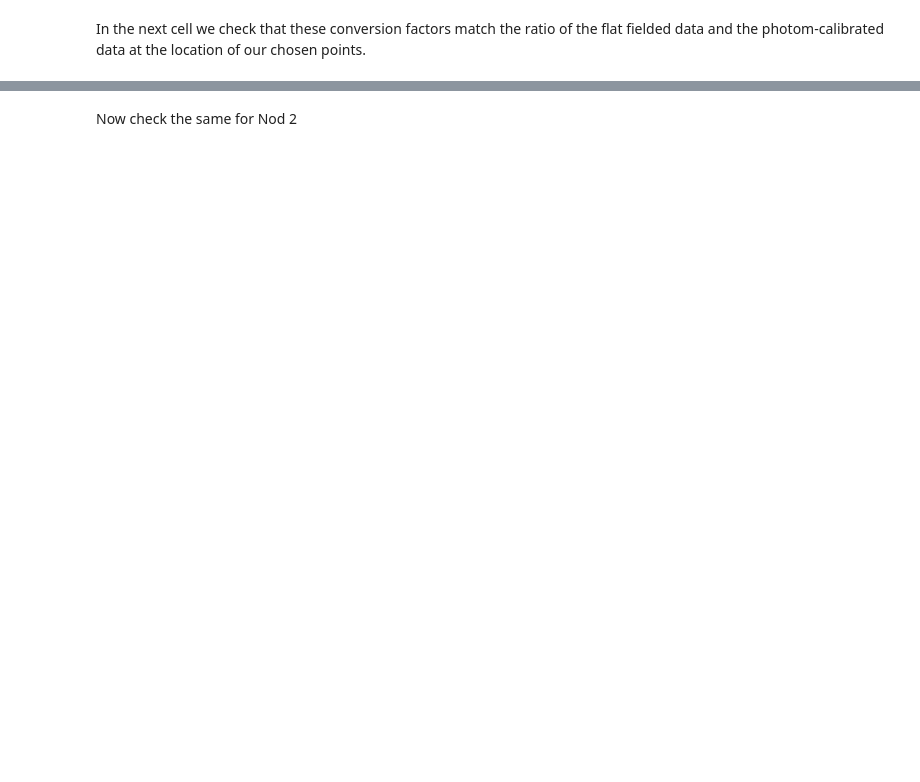
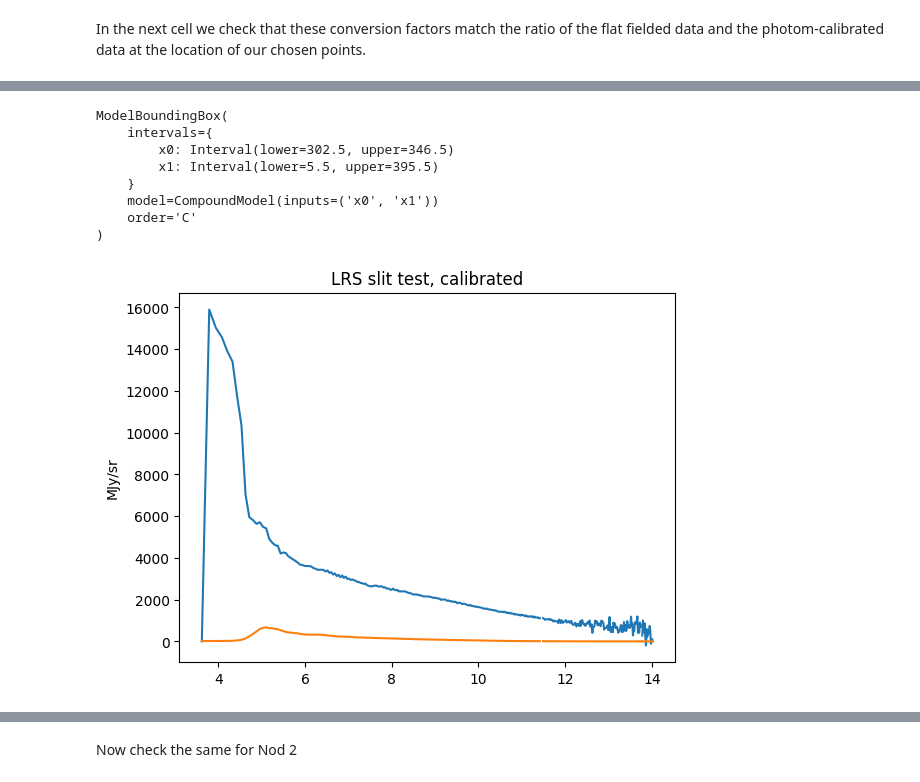
Before and after one commit to spacetelescope/jwst_validation_notebooks, a Jupyter notebook: jwst_validation_notebooks/photom/jwst_photom_miri_test/photom_miri_lrs_slit.ipynb, the cells around one changed output, grey strips where cells are left out. Drawn from its saved outputs; the diff is of its cells as text; code cells hidden in the pictures; blank space fills up the shorter version.

```diff
--- a/jwst_validation_notebooks/photom/jwst_photom_miri_test/photom_miri_lrs_slit.ipynb
+++ b/jwst_validation_notebooks/photom/jwst_photom_miri_test/photom_miri_lrs_slit.ipynb
@@ -320,8 +452,9 @@ pho_test = sp2[0].data[6:396, :]
 
 fig = plt.figure()
 plt.plot(lam_vec, pho_test[:,318])
-#plt.plot(lam_vec, flat_test[:,318])
+plt.plot(lam_vec, flat_test[:,318])
 plt.title('LRS slit test, calibrated')
 plt.ylabel('MJy/sr')
 plt.savefig('photom_slit_test_cal.png')
 fig.show()
+# %% [output]
@@ -328,3 +463,12 @@ fig.show()
+ModelBoundingBox(
+    intervals={
+        x0: Interval(lower=302.5, upper=346.5)
+        x1: Interval(lower=5.5, upper=395.5)
+    }
+    model=CompoundModel(inputs=('x0', 'x1'))
+    order='C'
+)
+[figure, added]
 # %%
 dratio = [sp2[0].data[yy,xx]/flat[0].data[yy,xx] for xx,yy in zip(xpts, ypts)]
 
```
Also changed, not shown: parts of 20 cells of this notebook, 1 other file.
